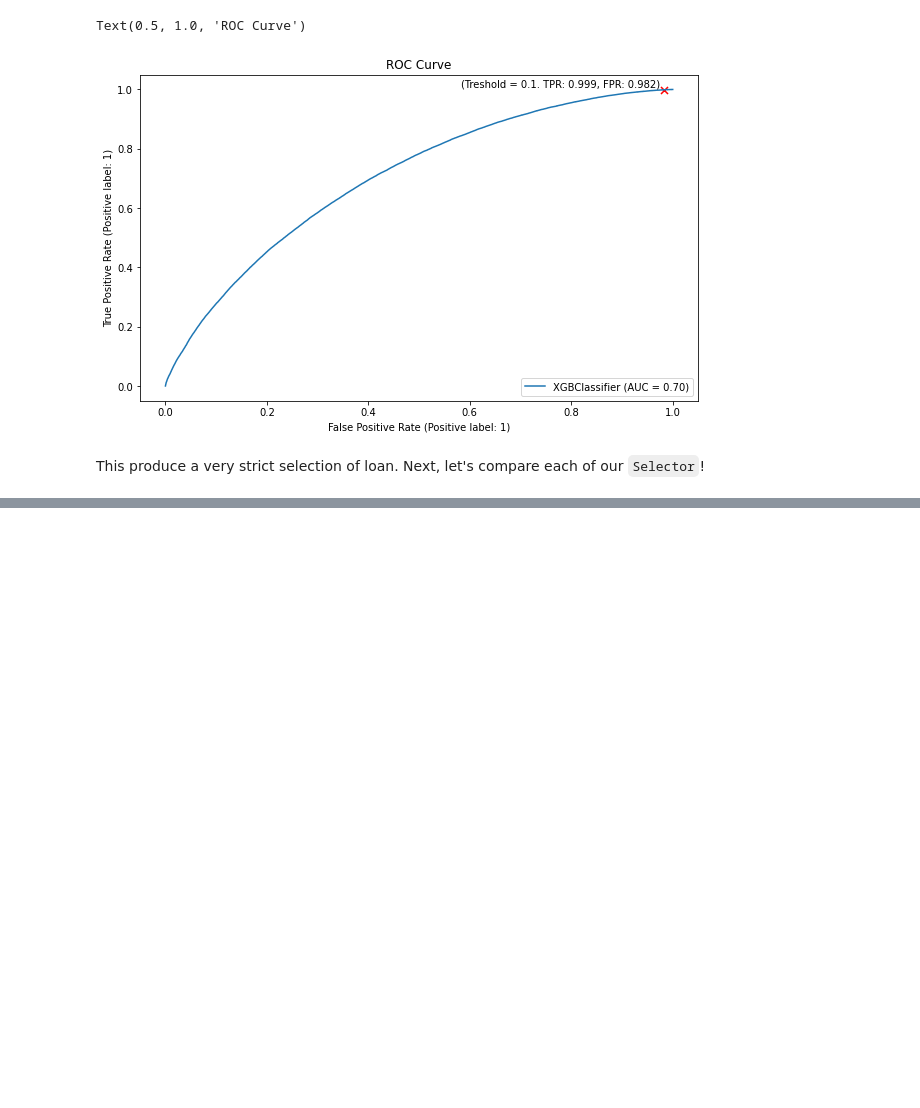
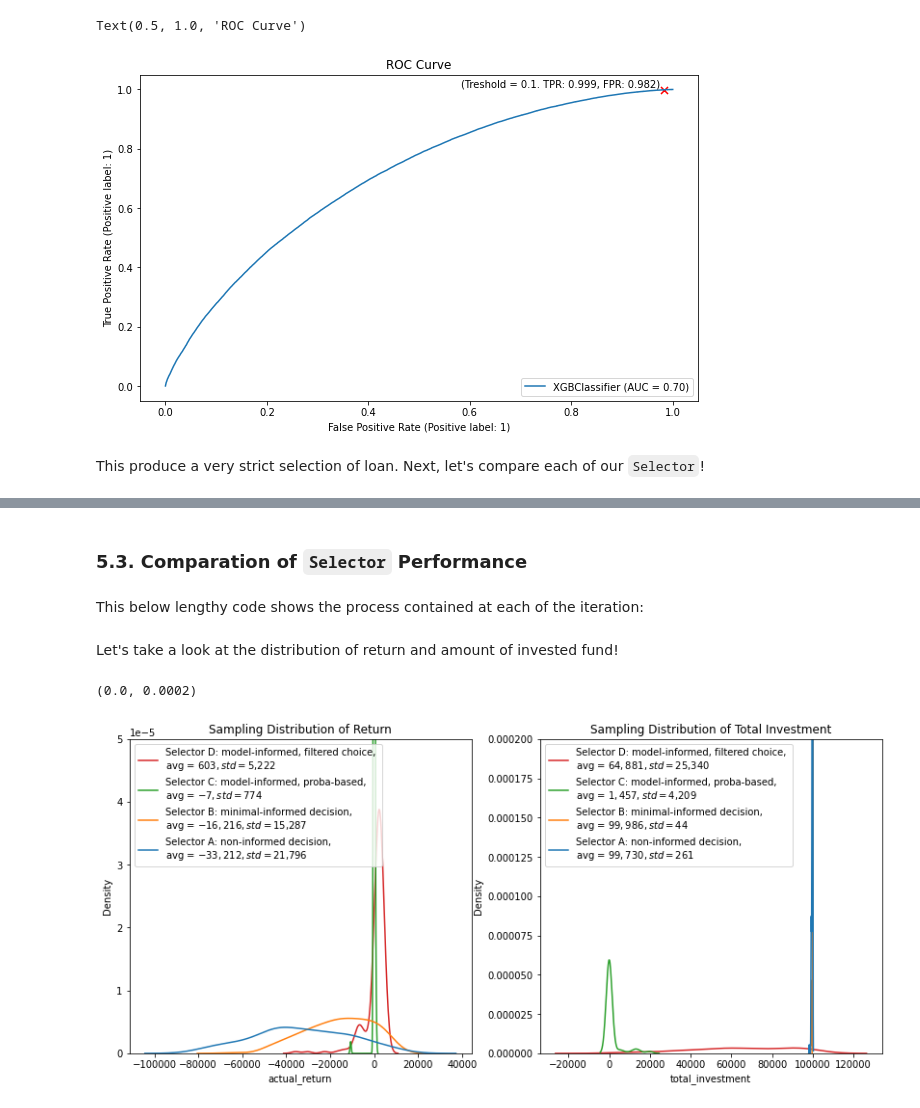
Before and after one commit to nbarizki/creditdefaultml, a Jupyter notebook: 3_Model_development.ipynb, the cells around one changed output, grey strips where cells are left out. Drawn from its saved outputs; the diff is of its cells as text; code cells hidden in the pictures; blank space fills up the shorter version.

```diff
--- a/3_Model_development.ipynb
+++ b/3_Model_development.ipynb
@@ -969,7 +1018,7 @@ def SelectorA(budget, df, return_total_funding=False):
         return net_return, total_funding
     return net_return
 
-sample_df = testing_df_test.sample(500)
+sample_df = testing_df_test.sample(200)
 net_return, total_funding = SelectorA(100000, sample_df, True)
 print(f'Selector A. Total funding = ${total_funding:,.0f}, return = ${net_return:,.0f}')
 # %% [output]
@@ -995,7 +1044,7 @@ def SelectorB(budget, df, return_total_funding=False):
         return net_return, total_funding
     return net_return
 
-sample_df = testing_df_test.sample(500)
+sample_df = testing_df_test.sample(200)
 net_return, total_funding = SelectorB(100000, sample_df, True)
 print(f'Selector B. Total funding = ${total_funding:,.0f}, return = ${net_return:,.0f}')
 # %% [output]
@@ -1009,8 +1060,8 @@ $$P(loan=Good\;Loan)\times\;Return\;Ratio>1$$
 # %%
-def SelectorC(budget, df, return_total_funding=False, l=0):
+def SelectorC(budget, df, return_total_funding=False):
     # input
     subset_df = df.assign(
-        value_ratio = (1 - (df.proba_bad_loan + l * np.square(df.proba_bad_loan))) * (1 + df.int_rate / 100)
+        value_ratio = (1 - df.proba_bad_loan) * (1 + df.int_rate / 100)
         )
     subset_df = subset_df[subset_df.value_ratio > 1]
     if len(subset_df) == 0:
@@ -1030,7 +1081,7 @@ def SelectorC(budget, df, return_total_funding=False, l=0):
         return net_return, total_funding
     return net_return
 
-sample_df = testing_df_test.sample(500)
+sample_df = testing_df_test.sample(200)
 net_return, total_funding = SelectorC(100000, sample_df, True)
 print(f'Selector C. Total funding = ${total_funding:,.0f}, return = ${net_return:,.0f}')
 # %% [output]
@@ -1104,7 +1116,7 @@ def SelectorD(budget, df, return_total_funding=False, treshold=0.5, value_choice
         return net_return, total_funding
     return net_return
 
-sample_df = testing_df_test.sample(500)
+sample_df = testing_df_test.sample(200)
 net_return, total_funding = SelectorD(100000, sample_df, True)
 print(f'Selector D. Total funding = ${total_funding:,.0f}, return = ${net_return:,.0f}')
 # %% [output]
@@ -1364,0 +1199,4 @@ mlp_binary_clf = KerasClassifier(
+# %% [markdown]
+### 5.3. Comparation of `Selector` Performance
+# %% [markdown]
+This below lengthy code shows the process contained at each of the iteration:
@@ -1364,0 +1275,15 @@ mlp_binary_clf = KerasClassifier(
+# %% [markdown]
+Let's take a look at the distribution of return and amount of invested fund!
+# %%
+fig, ax = plt.subplots(1, 2, figsize=(14, 6))
+sns.kdeplot(data=compare_df, x='actual_return', hue='selector', ax=ax[0])
+sns.kdeplot(data=compare_df, x='total_investment', hue='selector', ax=ax[1])
+ax[0].legend(return_leg[-1::-1])
+ax[0].set_ylim(0, 5e-5)
+ax[0].set_title('Sampling Distribution of Return')
+ax[1].legend(investment_leg[-1::-1])
+ax[1].set_title('Sampling Distribution of Total Investment')
+ax[1].set_ylim(0, 2e-4)
+# %% [output]
+(0.0, 0.0002)
+[figure, added]
```
Also changed, not shown: parts of 70 cells of this notebook.
